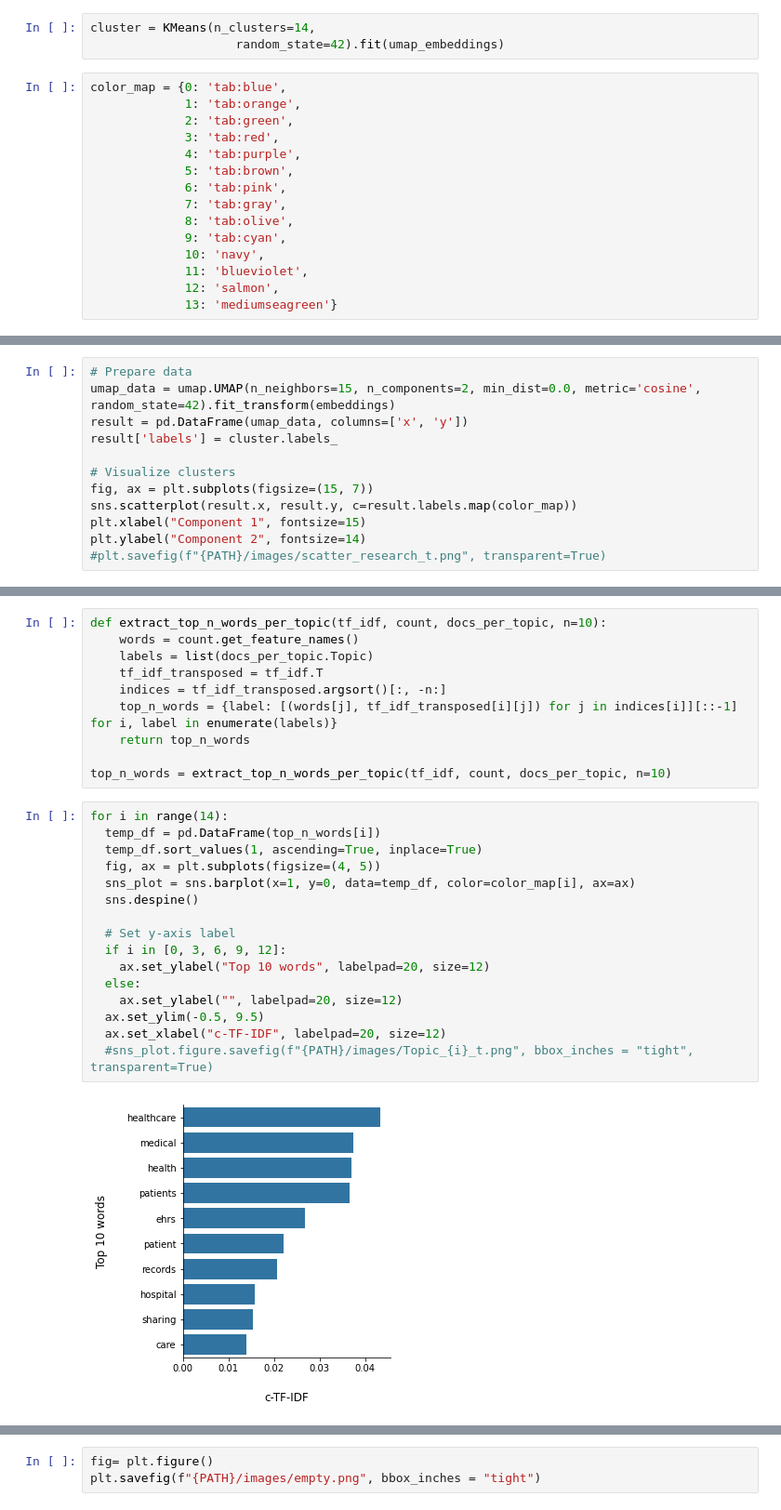
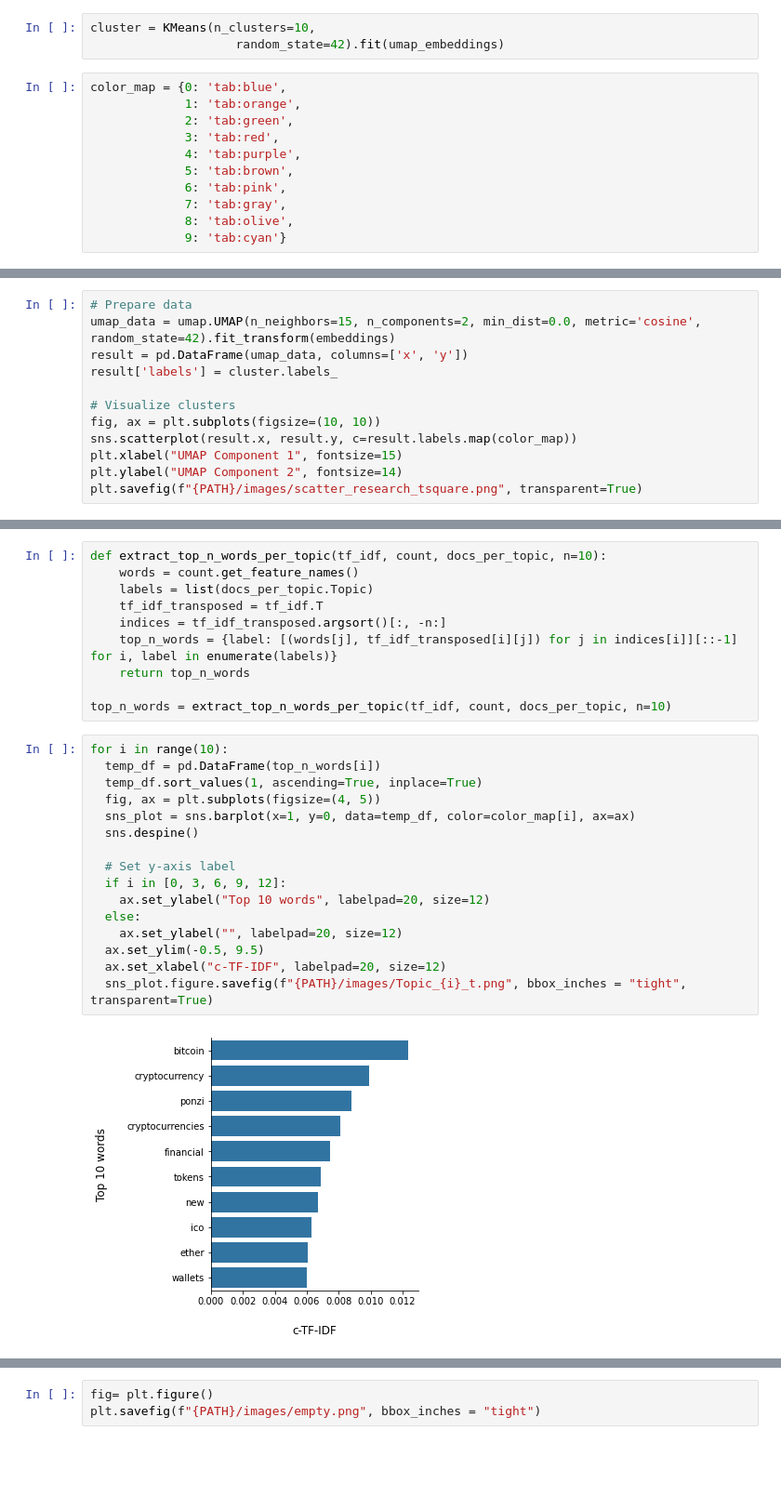
Before and after one commit to QuantLet/USC, a Jupyter notebook: SC-literature-research/BERT_Embeddings.ipynb, the cells around one changed output, grey strips where cells are left out. Shown: that part at 93% size. Drawn from its saved outputs; the diff is of its cells as text; blank space fills up the shorter version.

```diff
--- a/SC-literature-research/BERT_Embeddings.ipynb
+++ b/SC-literature-research/BERT_Embeddings.ipynb
@@ -125,5 +117,5 @@ plt.yticks(fontsize=15)
 # %%
-cluster = KMeans(n_clusters=14,
+cluster = KMeans(n_clusters=10,
                     random_state=42).fit(umap_embeddings)
 # %%
 color_map = {0: 'tab:blue',
@@ -135,11 +127,7 @@ color_map = {0: 'tab:blue',
              6: 'tab:pink',
              7: 'tab:gray',
              8: 'tab:olive',
-             9: 'tab:cyan',
-             10: 'navy',
-             11: 'blueviolet',
-             12: 'salmon',
-             13: 'mediumseagreen'}
+             9: 'tab:cyan'}
 # %% [markdown]
 7     105
 11     97
@@ -155,3 +143,15 @@ color_map = {0: 'tab:blue',
 12     29
 10     26
 9      15
+# %%
+# Prepare data
+umap_data = umap.UMAP(n_neighbors=15, n_components=2, min_dist=0.0, metric='cosine', random_state=42).fit_transform(embeddings)
+result = pd.DataFrame(umap_data, columns=['x', 'y'])
+result['labels'] = cluster.labels_
+
+# Visualize clusters
+fig, ax = plt.subplots(figsize=(10, 10))
+sns.scatterplot(result.x, result.y, c=result.labels.map(color_map))
+plt.xlabel("UMAP Component 1", fontsize=15)
+plt.ylabel("UMAP Component 2", fontsize=14)
+plt.savefig(f"{PATH}/images/scatter_research_tsquare.png", transparent=True)
@@ -175,13 +173 @@ result['labels'].value_counts()
 Name: labels, dtype: int64
-# %%
-# Prepare data
-umap_data = umap.UMAP(n_neighbors=15, n_components=2, min_dist=0.0, metric='cosine', random_state=42).fit_transform(embeddings)
-result = pd.DataFrame(umap_data, columns=['x', 'y'])
-result['labels'] = cluster.labels_
-
-# Visualize clusters
-fig, ax = plt.subplots(figsize=(15, 7))
-sns.scatterplot(result.x, result.y, c=result.labels.map(color_map))
-plt.xlabel("Component 1", fontsize=15)
-plt.ylabel("Component 2", fontsize=14)
-#plt.savefig(f"{PATH}/images/scatter_research_t.png", transparent=True)
@@ -217,20 +206,20 @@ def extract_top_n_words_per_topic(tf_idf, count, docs_per_topic, n=10):
 
 top_n_words = extract_top_n_words_per_topic(tf_idf, count, docs_per_topic, n=10)
 # %%
-for i in range(14):
+for i in range(10):
   temp_df = pd.DataFrame(top_n_words[i])
   temp_df.sort_values(1, ascending=True, inplace=True)
   fig, ax = plt.subplots(figsize=(4, 5))
   sns_plot = sns.barplot(x=1, y=0, data=temp_df, color=color_map[i], ax=ax)
   sns.despine()
 
   # Set y-axis label
   if i in [0, 3, 6, 9, 12]:
     ax.set_ylabel("Top 10 words", labelpad=20, size=12)
   else:
     ax.set_ylabel("", labelpad=20, size=12)
   ax.set_ylim(-0.5, 9.5)
   ax.set_xlabel("c-TF-IDF", labelpad=20, size=12)
-  #sns_plot.figure.savefig(f"{PATH}/images/Topic_{i}_t.png", bbox_inches = "tight", transparent=True)
+  sns_plot.figure.savefig(f"{PATH}/images/Topic_{i}_t.png", bbox_inches = "tight", transparent=True)
 # %% [output]
-[figure, old version]
+[figure, new version]
```
Also changed, not shown: parts of 11 cells of this notebook, 58 other files.
